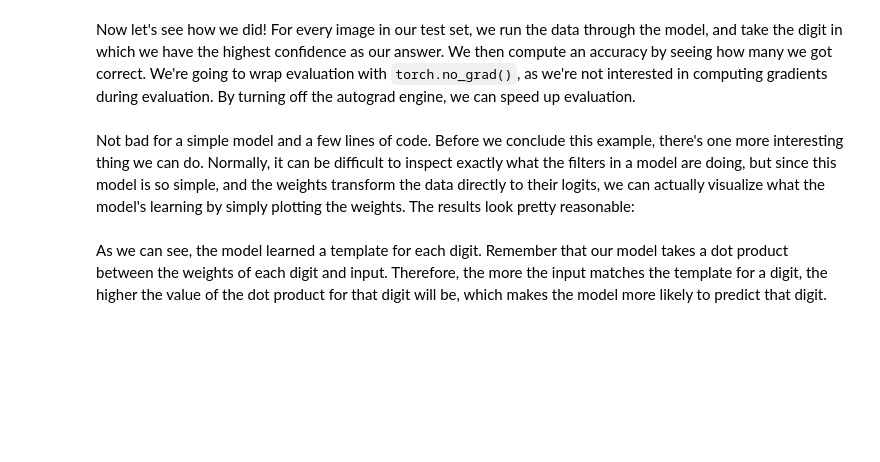
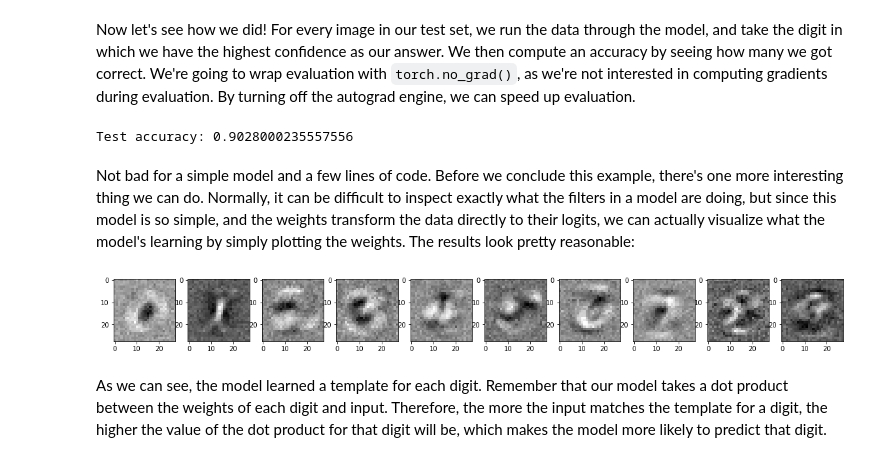
Before and after one commit to duke-mlss/Duke-NLP-WS-2020, a Jupyter notebook: 1A_Logistic_Regression.ipynb, the cells around one changed output. Drawn from its saved outputs; the diff is of its cells as text; code cells hidden in the pictures; blank space fills up the shorter version.

```diff
--- a/1A_Logistic_Regression.ipynb
+++ b/1A_Logistic_Regression.ipynb
@@ -146,9 +179,11 @@ Before we begin learning, we need to initialize our parameters to some value, as
 Here, we don't really know what the best values are, so we going to initialize $W$ randomly (using something called [Xavier initialization](http://proceedings.mlr.press/v9/glorot10a.html)), and set $b$ to a vector of zeros.
 # %%
 # Randomly initialize weights W
-
+W = torch.randn(784, 10)/np.sqrt(784)
+W.requires_grad_()
 
 # Initialize bias b as 0s
+b = torch.zeros(10, requires_grad=True)
 # %% [markdown]
 As both `W` and `b` are parameters we wish to learn, we set `requires_grad` to `True`.
 This tells PyTorch's autograd to track the gradients for these two variables, and all the variables depending on `W` and `b`.
@@ -305,14 +376,33 @@ print('Test accuracy: {}'.format())
+# %%
+correct = 0
+total = len(mnist_test)
+
+with torch.no_grad():
+    # Iterate through test set minibatchs
+    for images, labels in tqdm(test_loader):
+        # Forward pass
+        x = images.view(-1, 28*28)
+        y = torch.matmul(x, W) + b
+
+        predictions = torch.argmax(y, dim=1)
+        correct += torch.sum((predictions == labels).float())
+
+print('Test accuracy: {}'.format(correct/total))
+# %% [output]
+Test accuracy: 0.9028000235557556
 # %% [markdown]
 Not bad for a simple model and a few lines of code.
 Before we conclude this example, there's one more interesting thing we can do.
 Normally, it can be difficult to inspect exactly what the filters in a model are doing, but since this model is so simple, and the weights transform the data directly to their logits, we can actually visualize what the model's learning by simply plotting the weights.
 The results look pretty reasonable:
 # %%
-# # Get weights
-# fig, ax = plt.subplots(1, 10, figsize=(20, 2))
+# Get weights
+fig, ax = plt.subplots(1, 10, figsize=(20, 2))
 
-# for digit in range(10):
-#     ax[digit].imshow(W[:,digit].detach().view(28,28), cmap='gray')
+for digit in range(10):
+    ax[digit].imshow(W[:,digit].detach().view(28,28), cmap='gray')
+# %% [output]
+[figure, added]
 # %% [markdown]
 As we can see, the model learned a template for each digit.
 Remember that our model takes a dot product between the weights of each digit and input.
```
Also changed, not shown: parts of 33 cells of this notebook, 1 other file.
